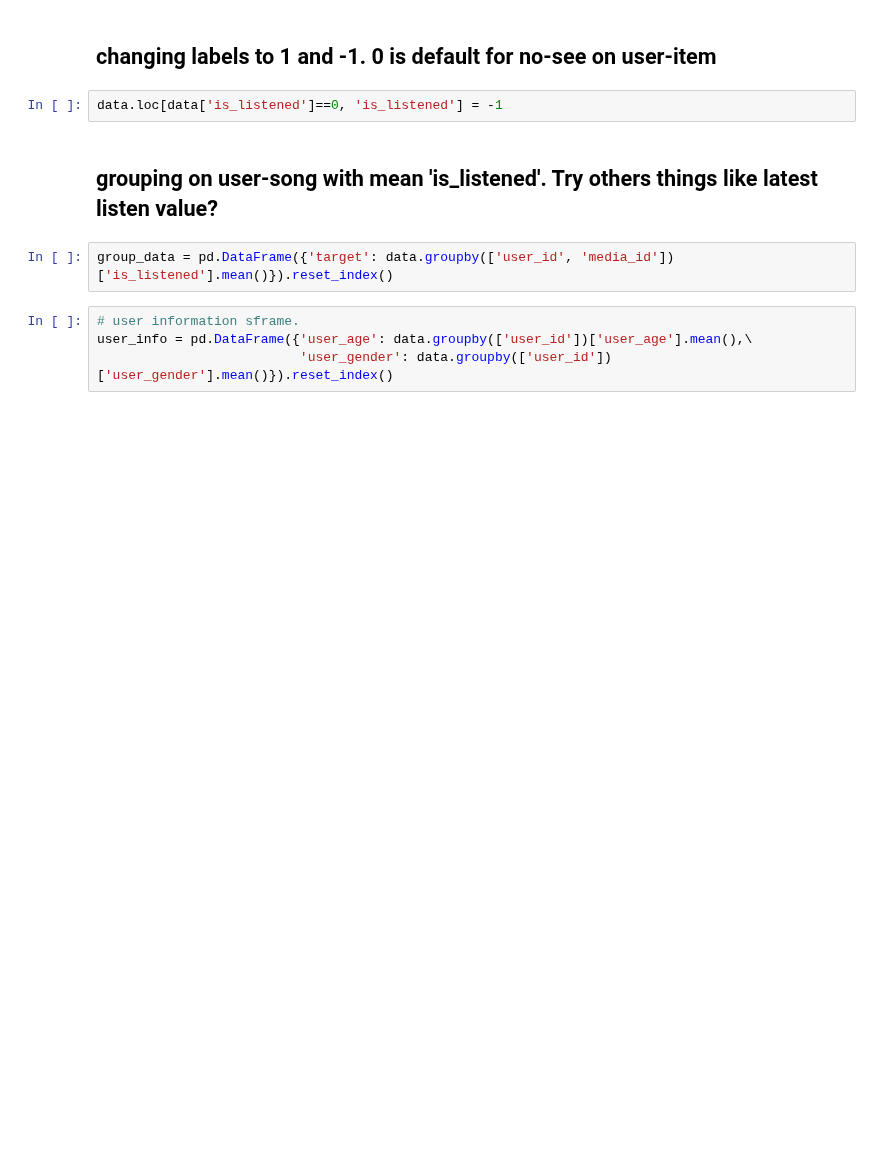
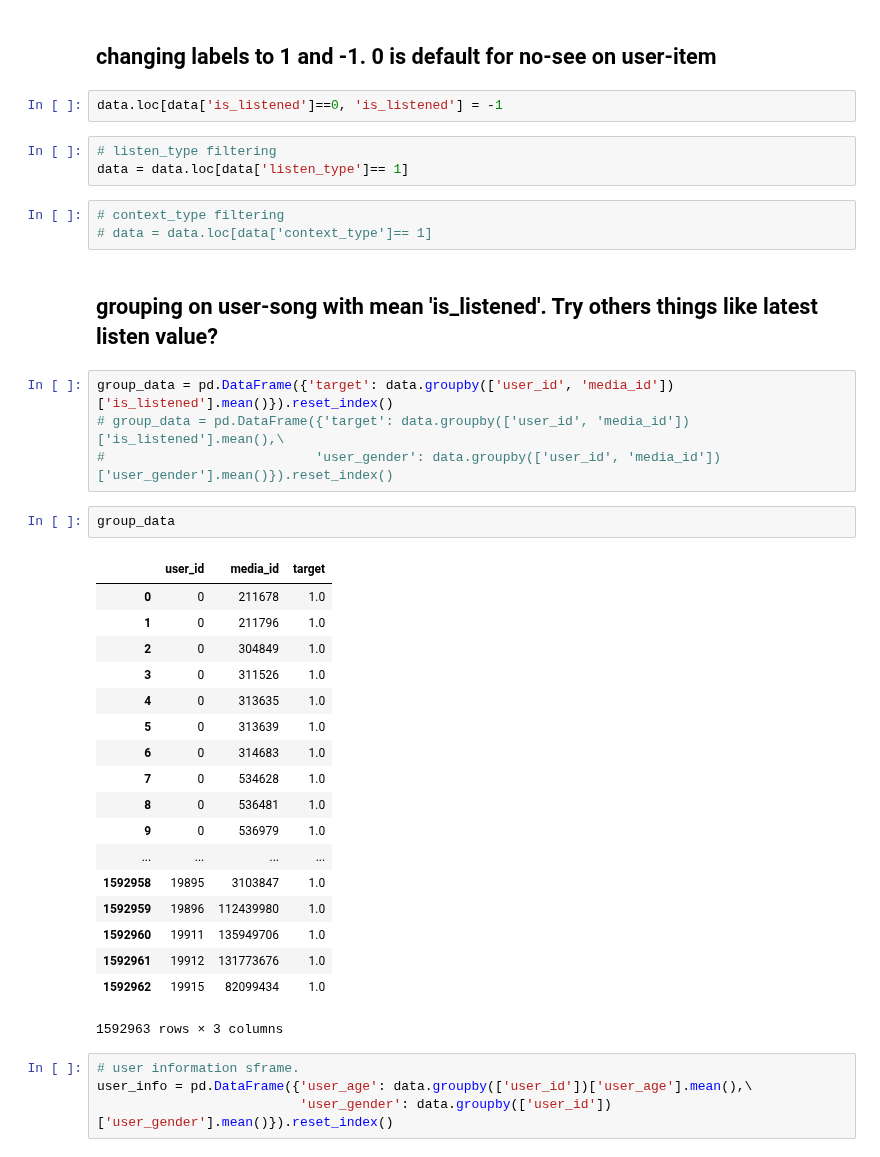
Before and after one commit to lmelvix/deezer-music-recommendation, a Jupyter notebook: CF.ipynb, the cells around one changed output. Saved outputs shown, nothing was run; the diff lists cells and outputs as text; blank space fills up the shorter version.

```diff
--- a/CF.ipynb
+++ b/CF.ipynb
@@ -15,10 +19,39 @@ test_data = pd.read_csv('data/test.csv')
 ## changing labels to 1 and -1. 0 is default for no-see on user-item
 # %%
 data.loc[data['is_listened']==0, 'is_listened'] = -1
+# %%
+# listen_type filtering
+data = data.loc[data['listen_type']== 1]
+# %%
+# context_type filtering
+# data = data.loc[data['context_type']== 1]
 # %% [markdown]
 ## grouping on user-song with mean 'is_listened'. Try others things like latest listen value?
 # %%
 group_data = pd.DataFrame({'target': data.groupby(['user_id', 'media_id'])['is_listened'].mean()}).reset_index()
+# group_data = pd.DataFrame({'target': data.groupby(['user_id', 'media_id'])['is_listened'].mean(),\
+#                           'user_gender': data.groupby(['user_id', 'media_id'])['user_gender'].mean()}).reset_index()
+# %%
+group_data
+# %% [output]
+|  | user_id | media_id | target |
+| 0 | 0 | 211678 | 1.0 |
+| 1 | 0 | 211796 | 1.0 |
+| 2 | 0 | 304849 | 1.0 |
+| 3 | 0 | 311526 | 1.0 |
+| 4 | 0 | 313635 | 1.0 |
+| 5 | 0 | 313639 | 1.0 |
+| 6 | 0 | 314683 | 1.0 |
+| 7 | 0 | 534628 | 1.0 |
+| 8 | 0 | 536481 | 1.0 |
+| 9 | 0 | 536979 | 1.0 |
+| ... | ... | ... | ... |
+| 1592958 | 19895 | 3103847 | 1.0 |
+| 1592959 | 19896 | 112439980 | 1.0 |
+| 1592960 | 19911 | 135949706 | 1.0 |
+| 1592961 | 19912 | 131773676 | 1.0 |
+| 1592962 | 19915 | 82099434 | 1.0 |
+1592963 rows × 3 columns
 # %%
 # user information sframe.
 user_info = pd.DataFrame({'user_age': data.groupby(['user_id'])['user_age'].mean(),\
```
Also changed, not shown: parts of 30 cells of this notebook.
